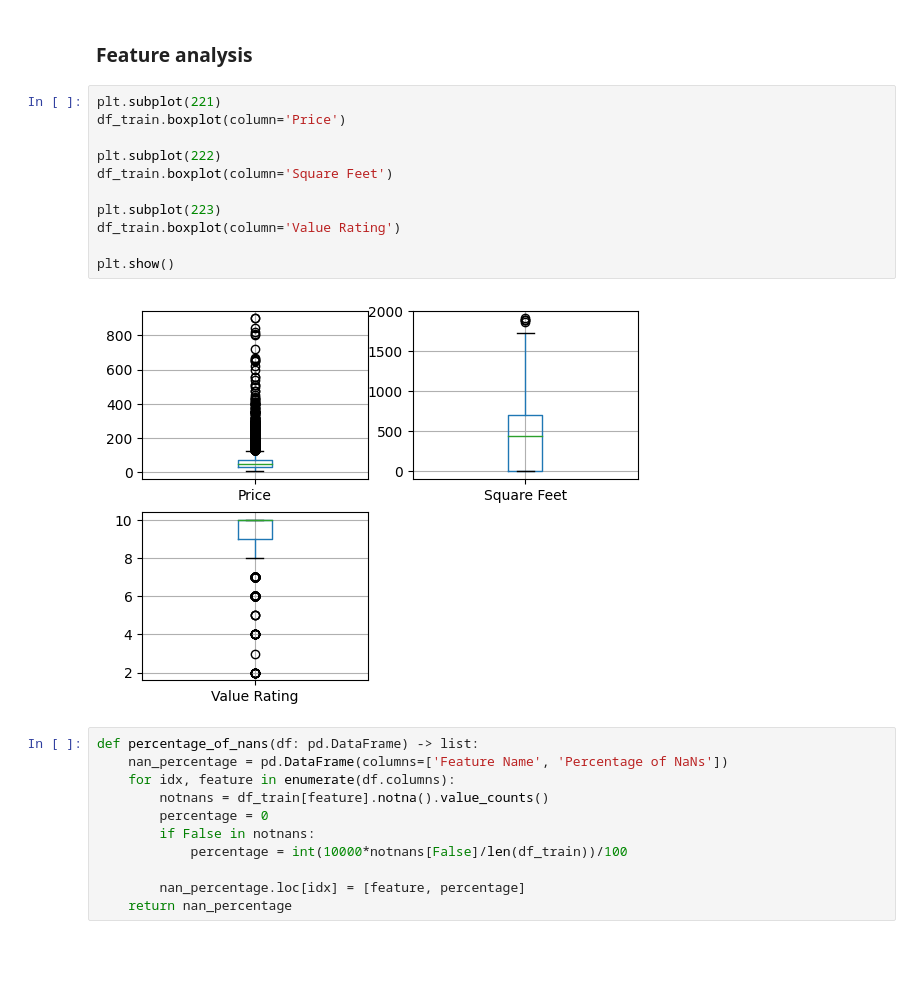
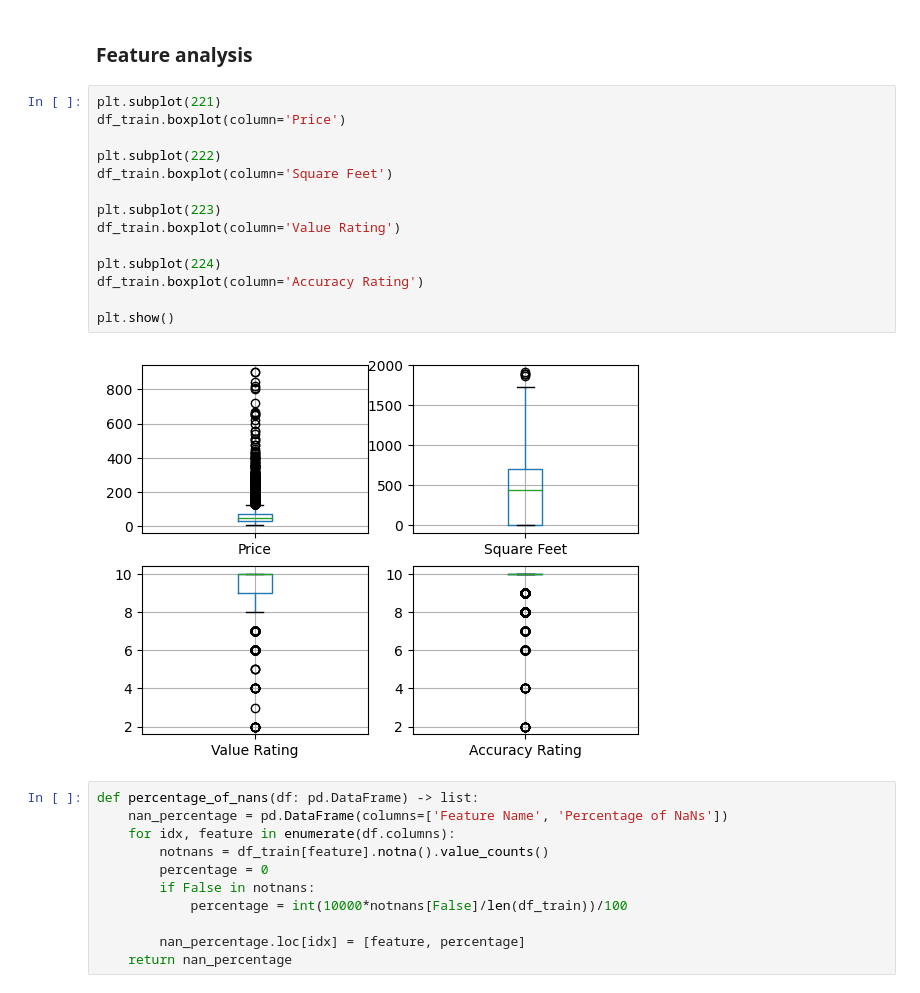
Before and after one commit to jose-melo/airbnb-berlin-price, a Jupyter notebook: src/berlin.ipynb, the cells around one changed output. Cells and saved outputs as stored; diff of their text form; blank space fills up the shorter version.

```diff
--- a/src/berlin.ipynb
+++ b/src/berlin.ipynb
@@ -31,16 +43,19 @@ df_train = pd.read_csv('../DATA/train_airbnb_berlin.xls')
 # %%
 plt.subplot(221)
 df_train.boxplot(column='Price')
 
 plt.subplot(222)
 df_train.boxplot(column='Square Feet')
 
 plt.subplot(223)
 df_train.boxplot(column='Value Rating')
 
+plt.subplot(224)
+df_train.boxplot(column='Accuracy Rating')
+
 plt.show()
 # %% [output]
-[figure, old version]
+[figure, new version]
 # %%
 def percentage_of_nans(df: pd.DataFrame) -> list:
     nan_percentage = pd.DataFrame(columns=['Feature Name', 'Percentage of NaNs'])
```
Also changed, not shown: parts of 21 cells of this notebook.
